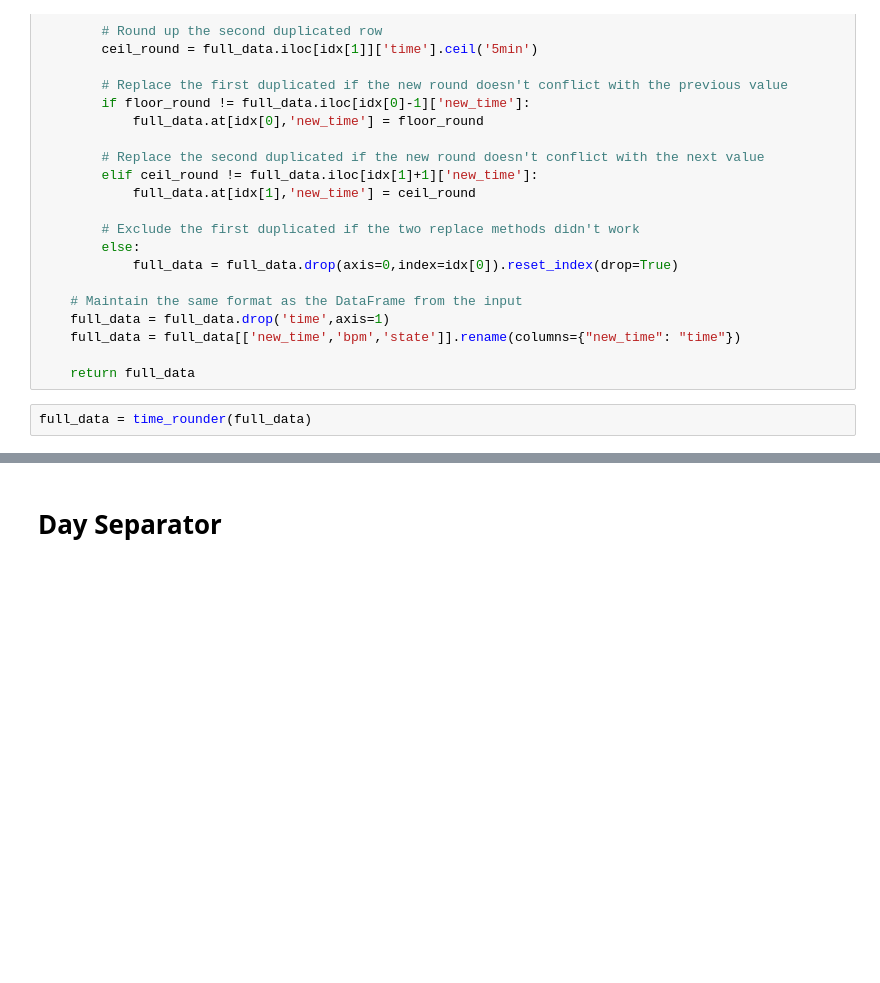
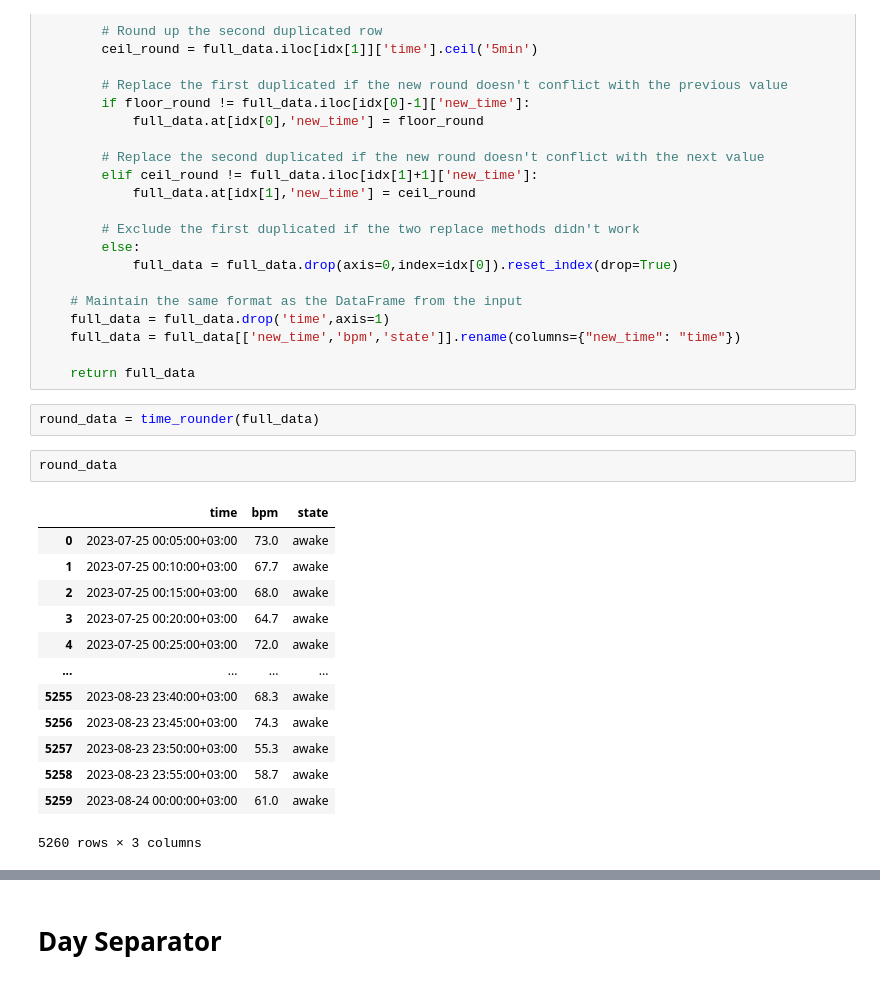
Before and after one commit to DiassIgor/sleeping-mask, a Jupyter notebook: data_preprocessing.ipynb, the cells around one changed output, grey strips where cells are left out. Drawn from its saved outputs; the diff is of its cells as text; blank space fills up the shorter version.

```diff
--- a/data_preprocessing.ipynb
+++ b/data_preprocessing.ipynb
@@ -325,6 +326,22 @@ def time_rounder(full_data):
     full_data = full_data[['new_time','bpm','state']].rename(columns={"new_time": "time"})
 
     return full_data
-# %%
-full_data = time_rounder(full_data)
+# %%
+round_data = time_rounder(full_data)
+# %%
+round_data
+# %% [output]
+|  | time | bpm | state |
+| 0 | 2023-07-25 00:05:00+03:00 | 73.0 | awake |
+| 1 | 2023-07-25 00:10:00+03:00 | 67.7 | awake |
+| 2 | 2023-07-25 00:15:00+03:00 | 68.0 | awake |
+| 3 | 2023-07-25 00:20:00+03:00 | 64.7 | awake |
+| 4 | 2023-07-25 00:25:00+03:00 | 72.0 | awake |
+| ... | ... | ... | ... |
+| 5255 | 2023-08-23 23:40:00+03:00 | 68.3 | awake |
+| 5256 | 2023-08-23 23:45:00+03:00 | 74.3 | awake |
+| 5257 | 2023-08-23 23:50:00+03:00 | 55.3 | awake |
+| 5258 | 2023-08-23 23:55:00+03:00 | 58.7 | awake |
+| 5259 | 2023-08-24 00:00:00+03:00 | 61.0 | awake |
+5260 rows × 3 columns
 # %%
```
Also changed, not shown: parts of 28 cells of this notebook.
